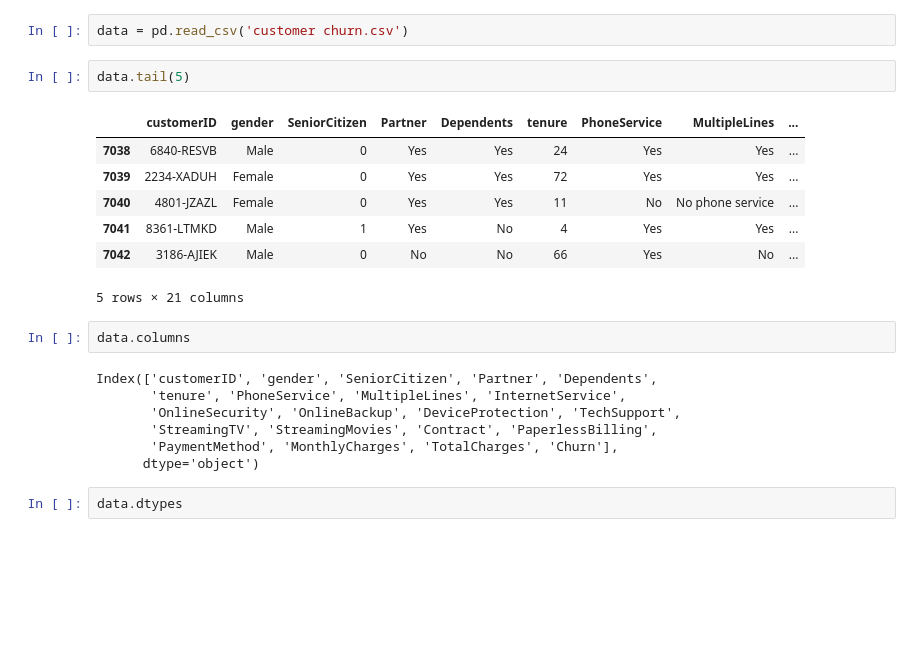
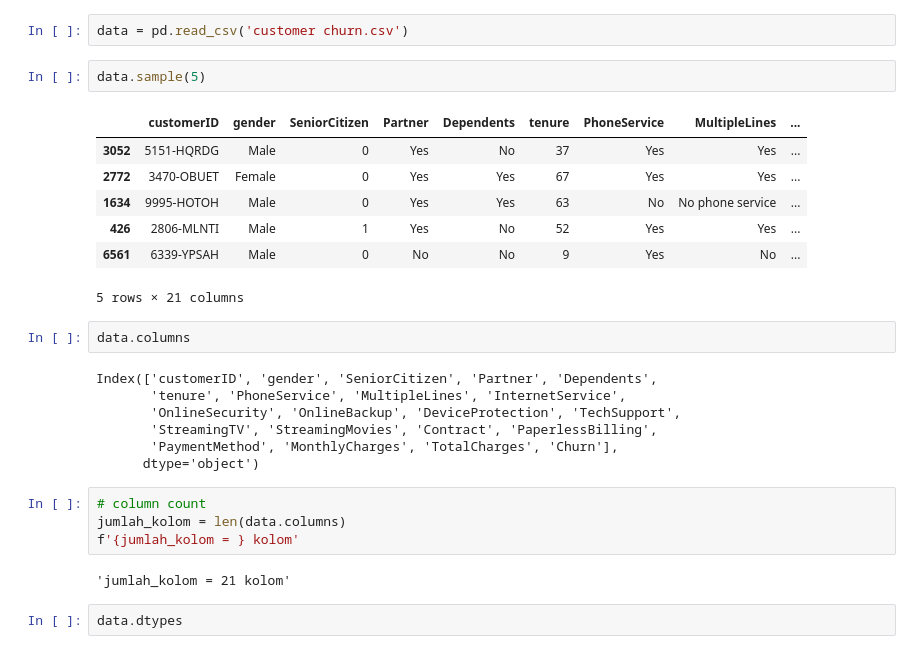
Before and after one commit to agungperdananto/data-mining-course, a Jupyter notebook: supervised_learning/model_churn_final.ipynb, the cells around one changed output. Cells and saved outputs as stored; diff of their text form; blank space fills up the shorter version.

```diff
--- a/supervised_learning/model_churn_final.ipynb
+++ b/supervised_learning/model_churn_final.ipynb
@@ -14,14 +14,14 @@ from sklearn.metrics import confusion_matrix, roc_curve, roc_auc_score, Confusio
 # %%
 data = pd.read_csv('customer churn.csv')
 # %%
-data.tail(5)
+data.sample(5)
 # %% [output]
 |  | customerID | gender | SeniorCitizen | Partner | Dependents | tenure | PhoneService | MultipleLines | ... |
-| 7038 | 6840-RESVB | Male | 0 | Yes | Yes | 24 | Yes | Yes | ... |
-| 7039 | 2234-XADUH | Female | 0 | Yes | Yes | 72 | Yes | Yes | ... |
-| 7040 | 4801-JZAZL | Female | 0 | Yes | Yes | 11 | No | No phone service | ... |
-| 7041 | 8361-LTMKD | Male | 1 | Yes | No | 4 | Yes | Yes | ... |
-| 7042 | 3186-AJIEK | Male | 0 | No | No | 66 | Yes | No | ... |
+| 3052 | 5151-HQRDG | Male | 0 | Yes | No | 37 | Yes | Yes | ... |
+| 2772 | 3470-OBUET | Female | 0 | Yes | Yes | 67 | Yes | Yes | ... |
+| 1634 | 9995-HOTOH | Male | 0 | Yes | Yes | 63 | No | No phone service | ... |
+| 426 | 2806-MLNTI | Male | 1 | Yes | No | 52 | Yes | Yes | ... |
+| 6561 | 6339-YPSAH | Male | 0 | No | No | 9 | Yes | No | ... |
 5 rows × 21 columns
 # %%
 data.columns
@@ -32,6 +32,12 @@ Index(['customerID', 'gender', 'SeniorCitizen', 'Partner', 'Dependents',
        'StreamingTV', 'StreamingMovies', 'Contract', 'PaperlessBilling',
        'PaymentMethod', 'MonthlyCharges', 'TotalCharges', 'Churn'],
       dtype='object')
+# %%
+# column count
+jumlah_kolom = len(data.columns)
+f'{jumlah_kolom = } kolom'
+# %% [output]
+'jumlah_kolom = 21 kolom'
 # %%
 data.dtypes
 # %% [output]
```
Also changed, not shown: parts of 28 cells of this notebook.
